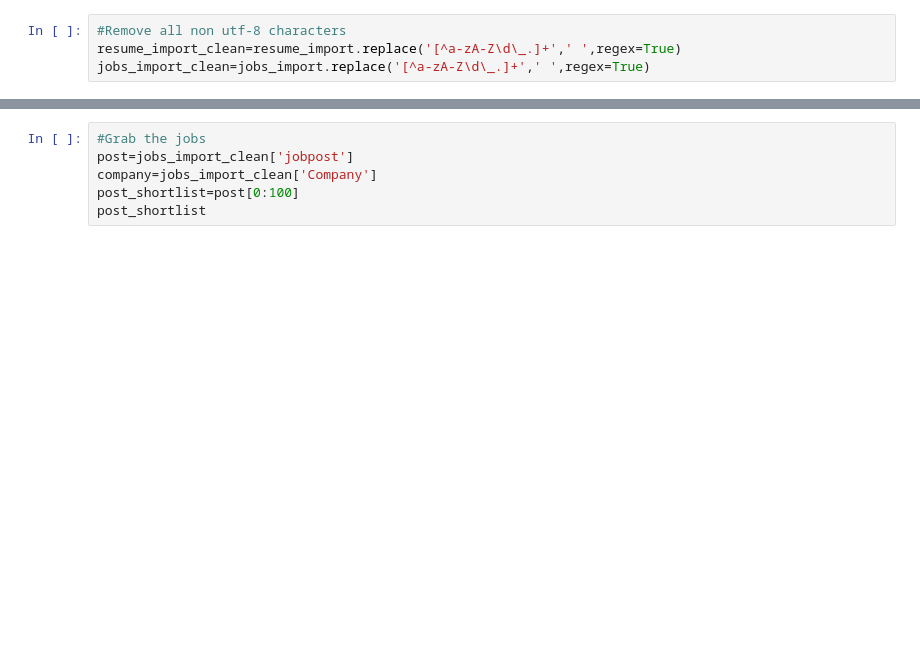
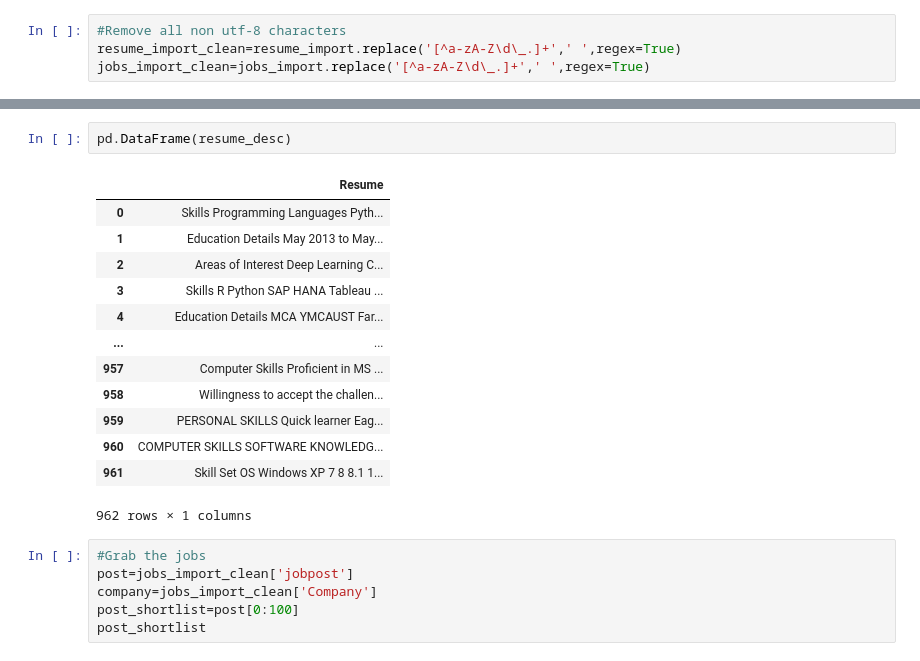
Before and after one commit to joelwwiggins/Website-Project, a Jupyter notebook: Untitled1.ipynb, the cells around one changed output, grey strips where cells are left out. Drawn from its saved outputs; the diff is of its cells as text; blank space fills up the shorter version.

```diff
--- a/Untitled1.ipynb
+++ b/Untitled1.ipynb
@@ -30,3 +47,19 @@ Name: Resume, dtype: object
+# %%
+pd.DataFrame(resume_desc)
+# %% [output]
+|  | Resume |
+| 0 | Skills Programming Languages Pyth... |
+| 1 | Education Details May 2013 to May... |
+| 2 | Areas of Interest Deep Learning C... |
+| 3 | Skills R Python SAP HANA Tableau ... |
+| 4 | Education Details MCA YMCAUST Far... |
+| ... | ... |
+| 957 | Computer Skills Proficient in MS ... |
+| 958 | Willingness to accept the challen... |
+| 959 | PERSONAL SKILLS Quick learner Eag... |
+| 960 | COMPUTER SKILLS SOFTWARE KNOWLEDG... |
+| 961 | Skill Set OS Windows XP 7 8 8.1 1... |
+962 rows × 1 columns
 # %%
 #Grab the jobs
 post=jobs_import_clean['jobpost']
```
Also changed, not shown: parts of 14 cells of this notebook.
